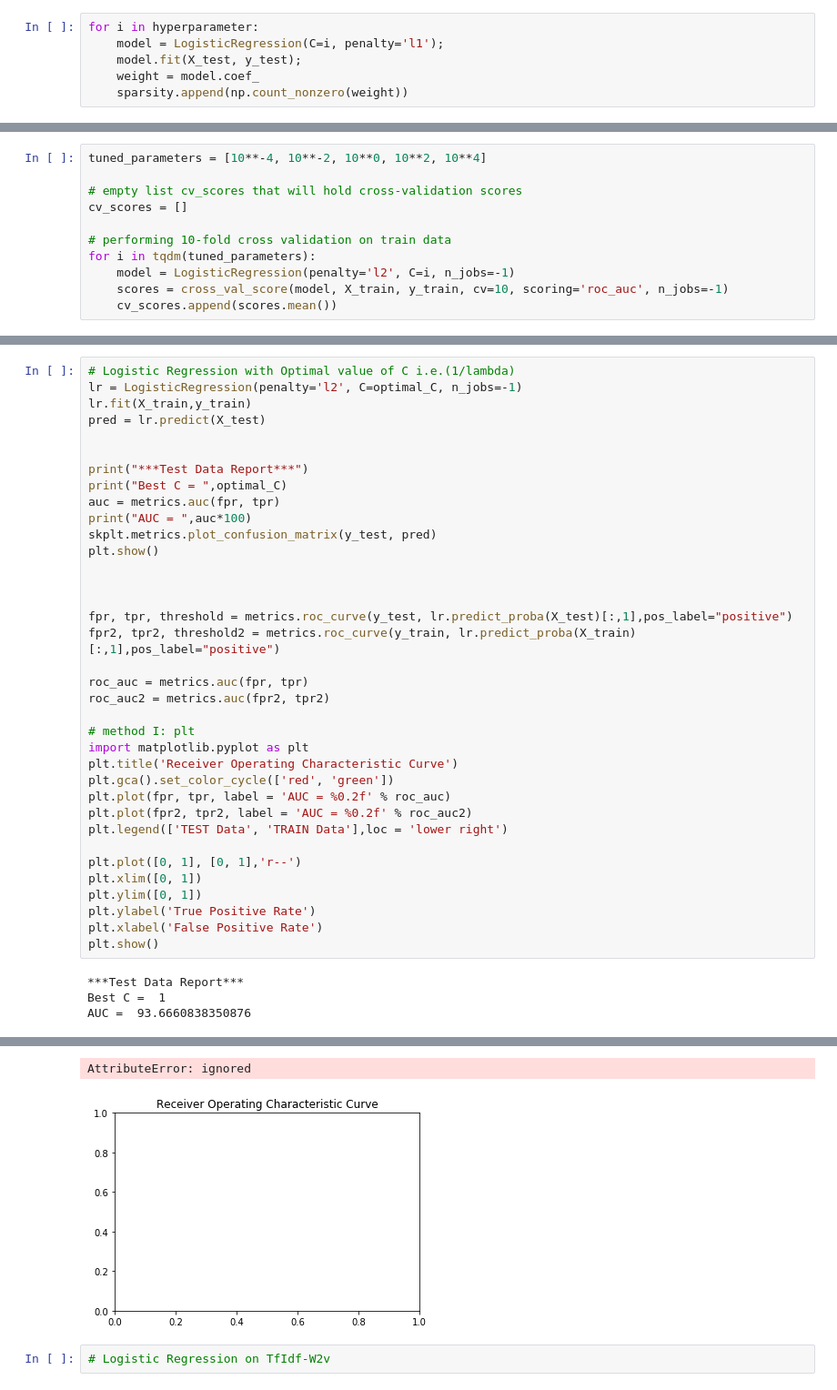
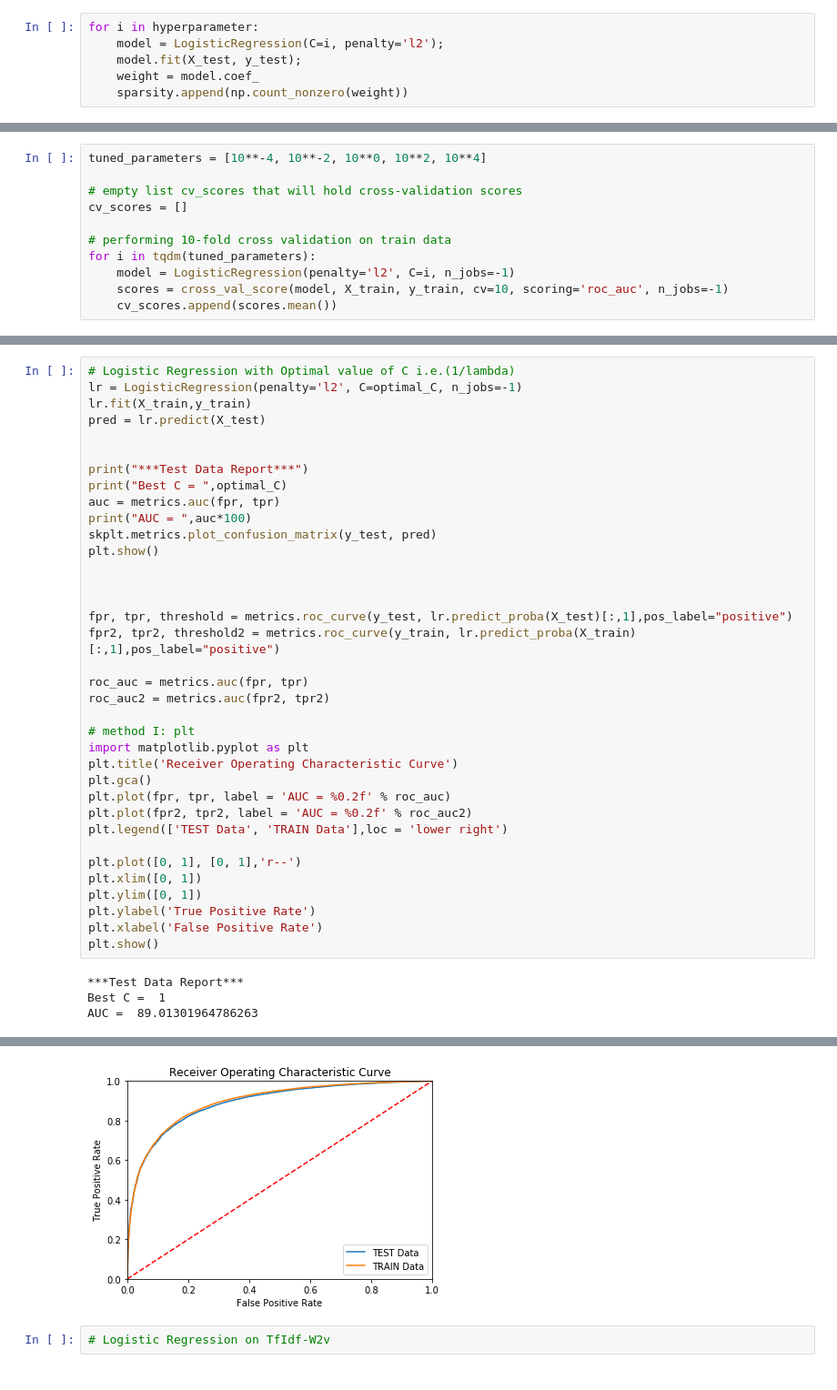
Before and after one commit to LIMON100/Amazon-Fine-Food-Reviews, a Jupyter notebook: LogisticRegression_on_Amazon_Fine_Food_Reviews.ipynb, the cells around one changed output, grey strips where cells are left out. Shown at 91% size. Drawn from its saved outputs; the diff is of its cells as text.

```diff
--- a/LogisticRegression_on_Amazon_Fine_Food_Reviews.ipynb
+++ b/LogisticRegression_on_Amazon_Fine_Food_Reviews.ipynb
@@ -724,7 +727,7 @@ sparsity = []
 performance = []
 # %%
 for i in hyperparameter:
-    model = LogisticRegression(C=i, penalty='l1');
+    model = LogisticRegression(C=i, penalty='l2');
     model.fit(X_test, y_test);
     weight = model.coef_
     sparsity.append(np.count_nonzero(weight))
@@ -1107,37 +1127,36 @@ print("Best C = ",optimal_C)
 auc = metrics.auc(fpr, tpr)
 print("AUC = ",auc*100)
 skplt.metrics.plot_confusion_matrix(y_test, pred)
 plt.show()
 
 
 
 fpr, tpr, threshold = metrics.roc_curve(y_test, lr.predict_proba(X_test)[:,1],pos_label="positive")
 fpr2, tpr2, threshold2 = metrics.roc_curve(y_train, lr.predict_proba(X_train)[:,1],pos_label="positive")
 
 roc_auc = metrics.auc(fpr, tpr)
 roc_auc2 = metrics.auc(fpr2, tpr2)
 
 # method I: plt
 import matplotlib.pyplot as plt
 plt.title('Receiver Operating Characteristic Curve')
-plt.gca().set_color_cycle(['red', 'green'])
+plt.gca()
 plt.plot(fpr, tpr, label = 'AUC = %0.2f' % roc_auc)
 plt.plot(fpr2, tpr2, label = 'AUC = %0.2f' % roc_auc2)
 plt.legend(['TEST Data', 'TRAIN Data'],loc = 'lower right')
 
 plt.plot([0, 1], [0, 1],'r--')
 plt.xlim([0, 1])
 plt.ylim([0, 1])
 plt.ylabel('True Positive Rate')
 plt.xlabel('False Positive Rate')
 plt.show()
 # %% [output]
 ***Test Data Report***
 Best C =  1
-AUC =  93.6660838350876
+AUC =  89.01301964786263
 [figure]
-AttributeError: ignored
-[figure, old version]
+[figure, new version]
 # %%
 # Logistic Regression on TfIdf-W2v
 # %%
```
Also changed, not shown: parts of 21 cells of this notebook.
